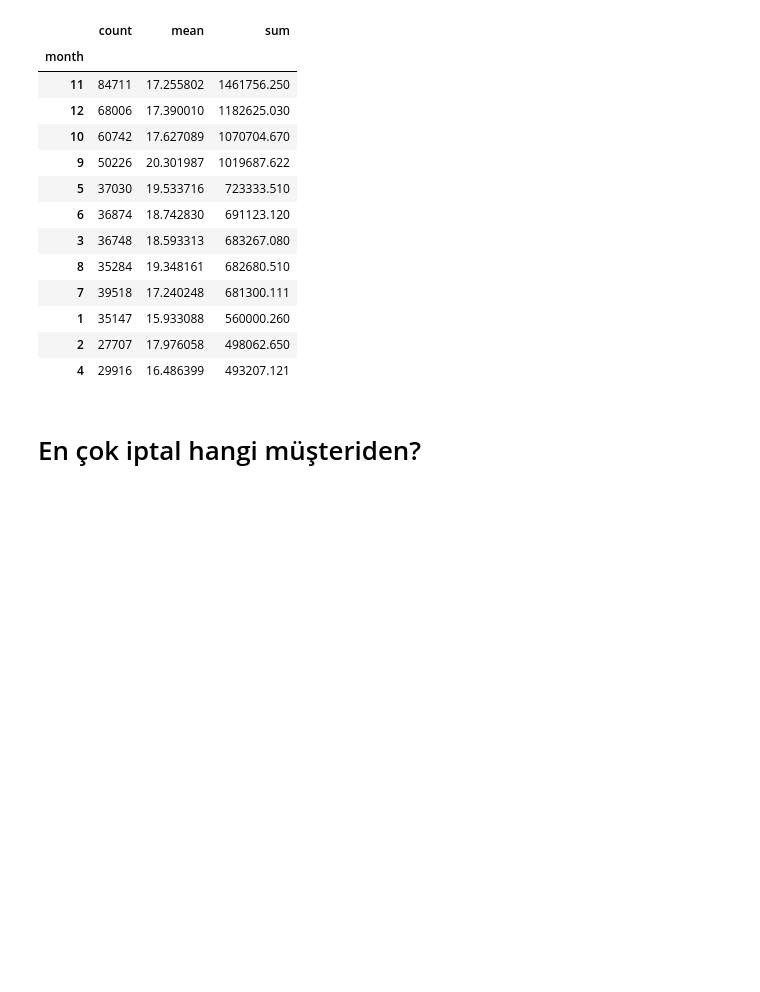
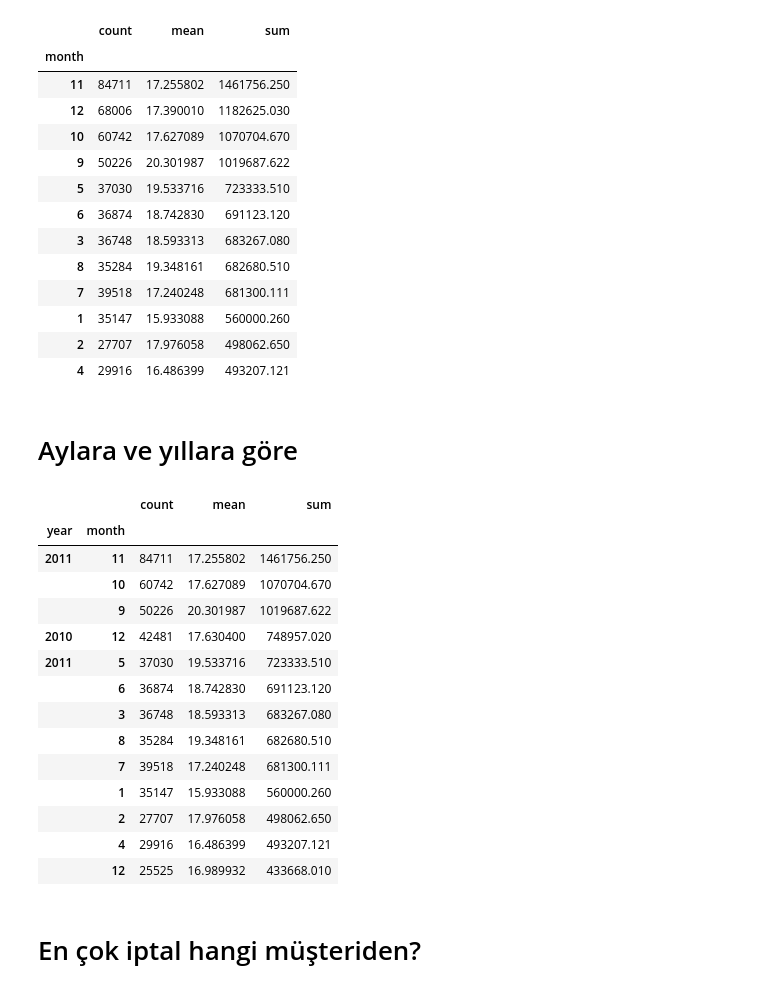
Before and after one commit to veribilimiokulu/bogazici-compec-python-ml, a Jupyter notebook: 02_pandas/07.Tarih_Saat_Index_parse_date.ipynb, the cells around one changed output. Cells and saved outputs as stored; diff of their text form; code cells hidden in the pictures; blank space fills up the shorter version.

```diff
--- a/02_pandas/07.Tarih_Saat_Index_parse_date.ipynb
+++ b/02_pandas/07.Tarih_Saat_Index_parse_date.ipynb
@@ -322,6 +335,30 @@ df[['year','month','TotalPrice']] \
 | 1 | 35147 | 15.933088 | 560000.260 |
 | 2 | 27707 | 17.976058 | 498062.650 |
 | 4 | 29916 | 16.486399 | 493207.121 |
+# %% [markdown]
+# Aylara ve yıllara göre
+# %%
+df \
+.groupby(['year','month']).TotalPrice \
+.agg(['count','mean','sum']) \
+.sort_values('sum',ascending=False) \
+.head(30)
+# %% [output]
+|  |  | count | mean | sum |
+| year | month |  |  |  |
+| 2011 | 11 | 84711 | 17.255802 | 1461756.250 |
+|  | 10 | 60742 | 17.627089 | 1070704.670 |
+|  | 9 | 50226 | 20.301987 | 1019687.622 |
+| 2010 | 12 | 42481 | 17.630400 | 748957.020 |
+| 2011 | 5 | 37030 | 19.533716 | 723333.510 |
+|  | 6 | 36874 | 18.742830 | 691123.120 |
+|  | 3 | 36748 | 18.593313 | 683267.080 |
+|  | 8 | 35284 | 19.348161 | 682680.510 |
+|  | 7 | 39518 | 17.240248 | 681300.111 |
+|  | 1 | 35147 | 15.933088 | 560000.260 |
+|  | 2 | 27707 | 17.976058 | 498062.650 |
+|  | 4 | 29916 | 16.486399 | 493207.121 |
+|  | 12 | 25525 | 16.989932 | 433668.010 |
 # %% [markdown]
 # En çok iptal hangi müşteriden?
 # %%
```
Also changed, not shown: parts of 12 cells of this notebook.
